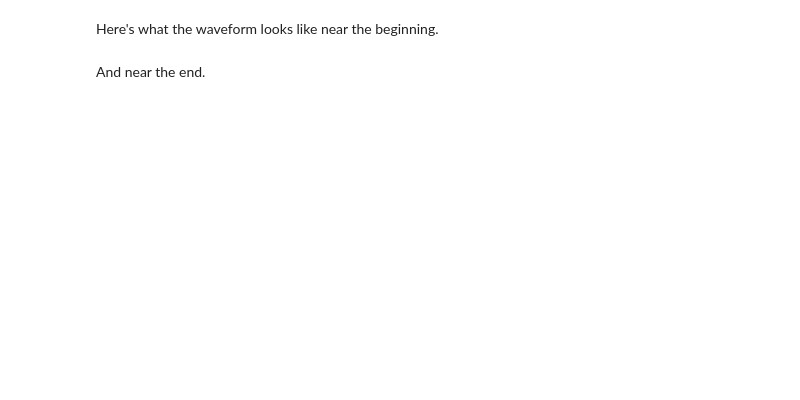
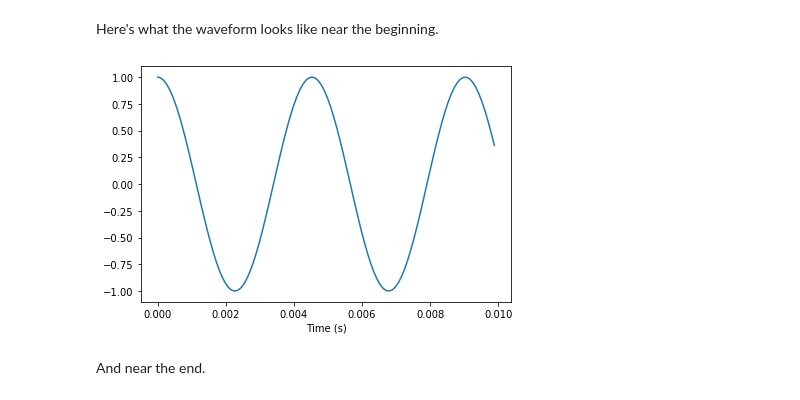
Before and after one commit to AllenDowney/ThinkDSP, a Jupyter notebook: code/chap03.ipynb, the cells around one changed output. Saved outputs shown, nothing was run; the diff lists cells and outputs as text; code cells hidden in the pictures; blank space fills up the shorter version.

```diff
--- a/code/chap03.ipynb
+++ b/code/chap03.ipynb
@@ -22,6 +18,8 @@ import ipywidgets as widgets
 
 Make a linear chirp from A3 to A5.
 # %%
-signal = thinkdsp.Chirp(start=220, end=880)
+from thinkdsp import Chirp
+
+signal = Chirp(start=220, end=880)
 wave1 = signal.make_wave(duration=2)
 wave1.make_audio()
@@ -28,7 +28,12 @@ wave1.make_audio()
 # %% [markdown]
 Here's what the waveform looks like near the beginning.
 # %%
+from thinkdsp import decorate
+
 wave1.segment(start=0, duration=0.01).plot()
+decorate(xlabel='Time (s)')
+# %% [output]
+[figure, added]
 # %% [markdown]
 And near the end.
 # %%
```
Also changed, not shown: parts of 19 cells of this notebook.
